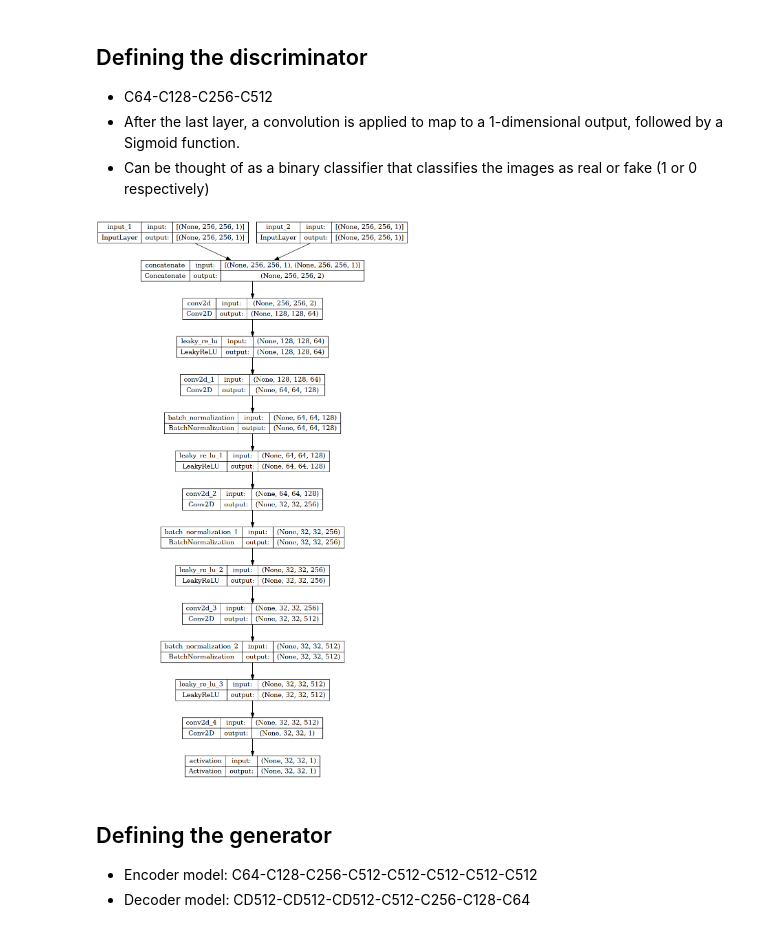
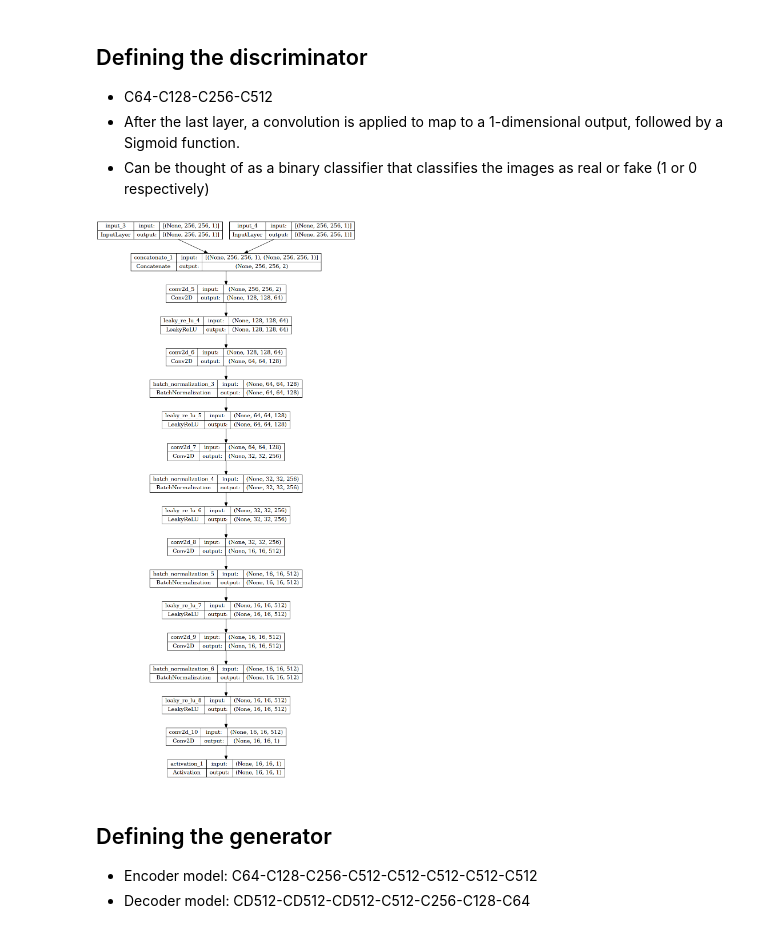
Before and after one commit to Aranyaa-k/Brain-hemorrhage-detection-using-GANS, a Jupyter notebook: detection.ipynb, the cells around one changed output. Cells and saved outputs as stored; diff of their text form; code cells hidden in the pictures.

```diff
--- a/detection.ipynb
+++ b/detection.ipynb
@@ -159,42 +172,42 @@ def define_discriminator(image_shape=(256,256,1)):
 
 	# C64: 4x4 kernel Stride 2x2
 	d = Conv2D(64, (4,4), strides=(2,2), padding='same', kernel_initializer=init)(merged)
-	d = LeakyReLU(alpha=0.2)(d)
+	d = LeakyReLU(alpha=0.1)(d)
 	# C128: 4x4 kernel Stride 2x2
 	d = Conv2D(128, (4,4), strides=(2,2), padding='same', kernel_initializer=init)(d)
 	d = BatchNormalization()(d)
-	d = LeakyReLU(alpha=0.2)(d)
+	d = LeakyReLU(alpha=0.1)(d)
 	# C256: 4x4 kernel Stride 2x2
 	d = Conv2D(256, (4,4), strides=(2,2), padding='same', kernel_initializer=init)(d)
 	d = BatchNormalization()(d)
-	d = LeakyReLU(alpha=0.2)(d)
+	d = LeakyReLU(alpha=0.1)(d)
 	# C512: 4x4 kernel Stride 2x2
     # Not in the original paper.
-	# d = Conv2D(512, (4,4), strides=(2,2), padding='same', kernel_initializer=init)(d)
-	# d = BatchNormalization()(d)
-	# d = LeakyReLU(alpha=0.2)(d)
+	d = Conv2D(512, (4,4), strides=(2,2), padding='same', kernel_initializer=init)(d)
+	d = BatchNormalization()(d)
+	d = LeakyReLU(alpha=0.2)(d)
 	# second last output layer : 4x4 kernel but Stride 1x1
 	d = Conv2D(512, (4,4), padding='same', kernel_initializer=init)(d)
 	d = BatchNormalization()(d)
-	d = LeakyReLU(alpha=0.2)(d)
+	d = LeakyReLU(alpha=0.1)(d)
 	# patch output
 	d = Conv2D(1, (4,4), padding='same', kernel_initializer=init)(d)
 	patch_out = Activation('linear')(d)
 	# define model
 	model = Model([in_src_image, in_target_image], patch_out)
 	# compile model
     #The model is trained with a batch size of one image and Adam opt.
     #with a small learning rate and 0.5 beta.
     #The loss for the discriminator is weighted by 50% for each model update.
 
-	opt = Adam(learning_rate=0.0002, beta_1=0.5)
+	opt = Adam(learning_rate=0.0001, beta_1=0.3)
 	model.compile(loss='binary_crossentropy', optimizer=opt, loss_weights=[0.5])
 	return model
 
 disc_model = define_discriminator((256,256,1))
 plot_model(disc_model, to_file='disc_model.png', show_shapes=True)
 # %% [output]
-[figure, old version]
+[figure, new version]
 # %% [markdown]
 ## Defining the generator
 
```
Also changed, not shown: parts of 18 cells of this notebook, 1 other file.
